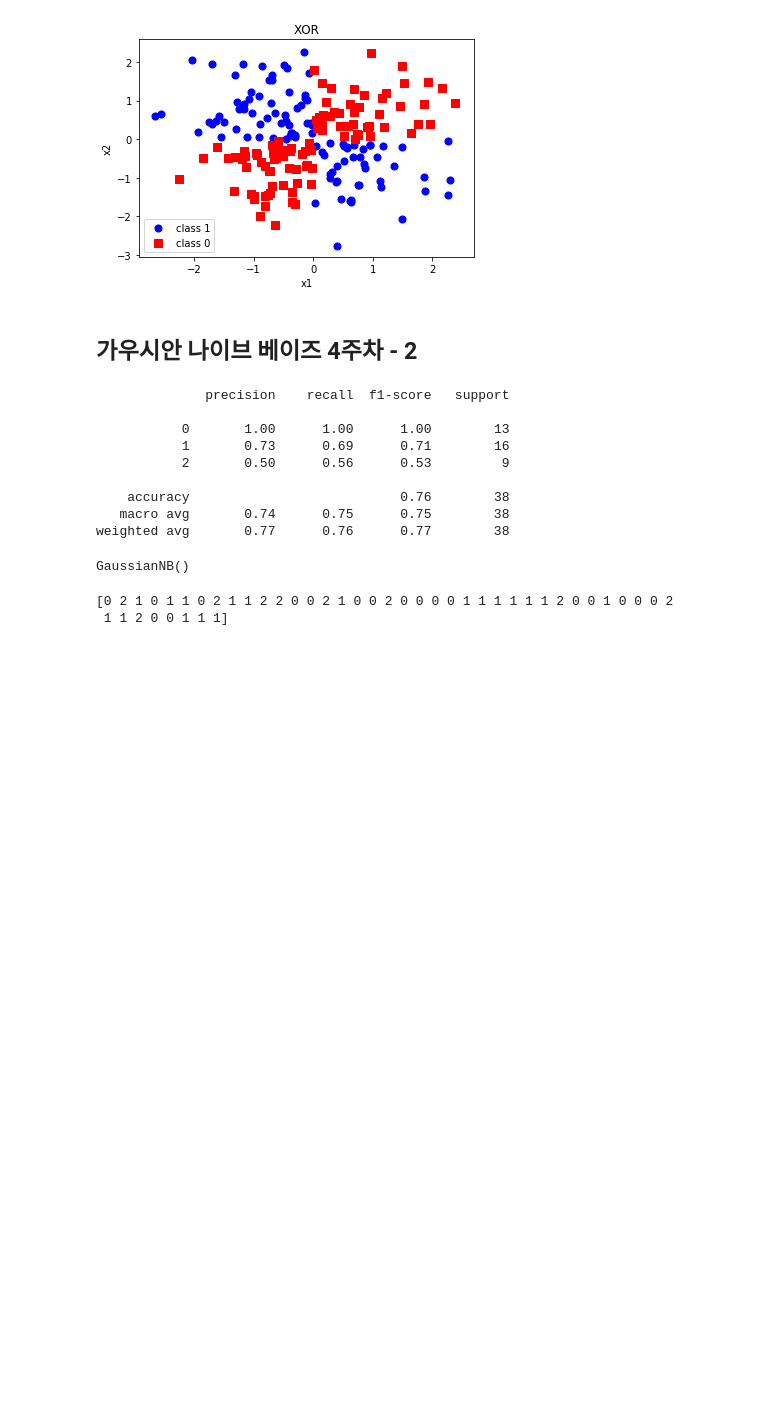
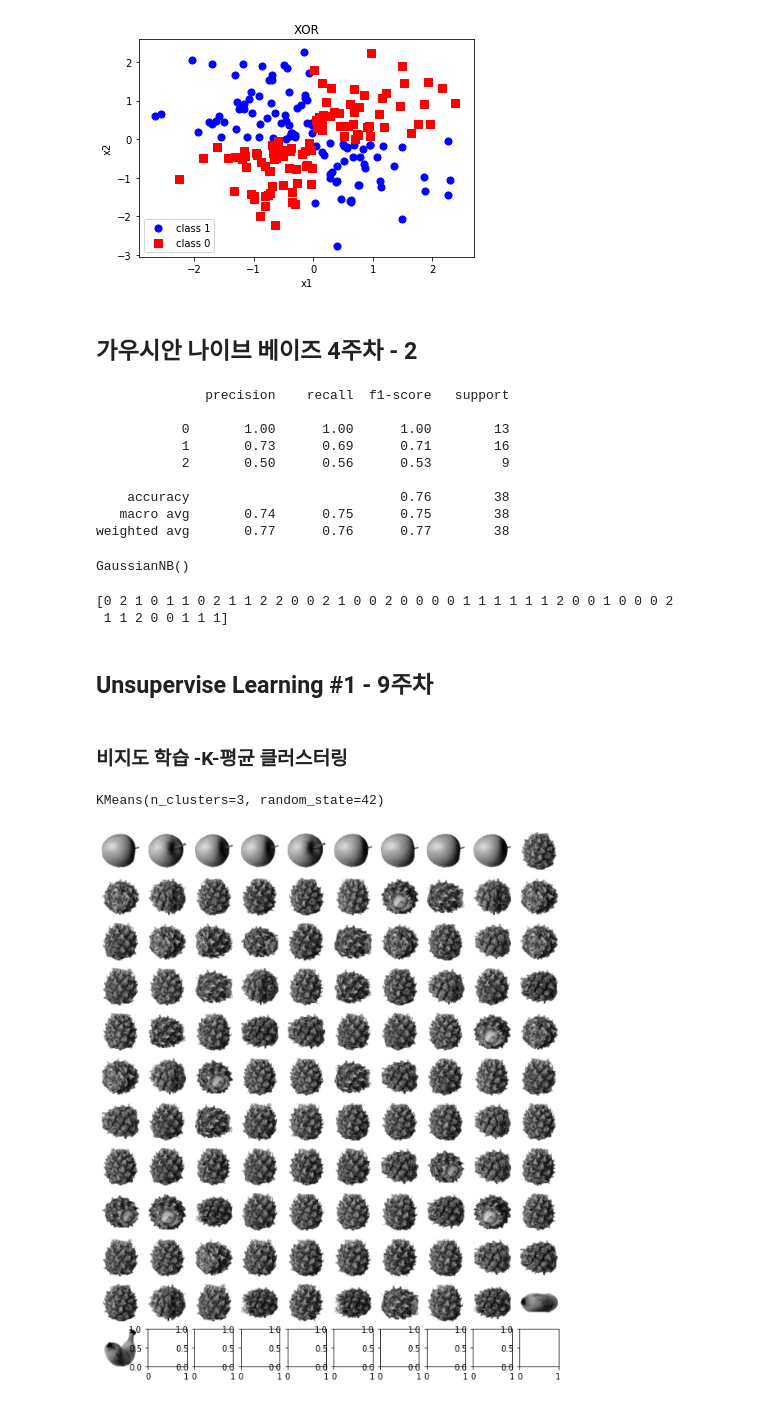
Before and after one commit to fangdol888/ml_prac4univ, a Jupyter notebook: practice.ipynb, the cells around one changed output. Drawn from its saved outputs; the diff is of its cells as text; code cells hidden in the pictures; blank space fills up the shorter version.

```diff
--- a/practice.ipynb
+++ b/practice.ipynb
@@ -364,3 +366,17 @@ print(pred)
 from sklearn.metrics import classification_report
 class_report = classification_report(y_test,pred)
 print(class_report)
+# %% [markdown]
+## Unsupervise Learning #1 - 9주차
+# %% [markdown]
+### 비지도 학습 -K-평균 클러스터링
+# %%
+from sklearn.cluster import KMeans
+km = KMeans(n_clusters =3, random_state = 42)
+km.fit(fruits_2d)
+# %% [output]
+KMeans(n_clusters=3, random_state=42)
+# %%
+draw_fruits(fruits[km.labels_==0])
+# %% [output]
+[figure, added]
```
Also changed, not shown: parts of 26 cells of this notebook, 1 other file.
